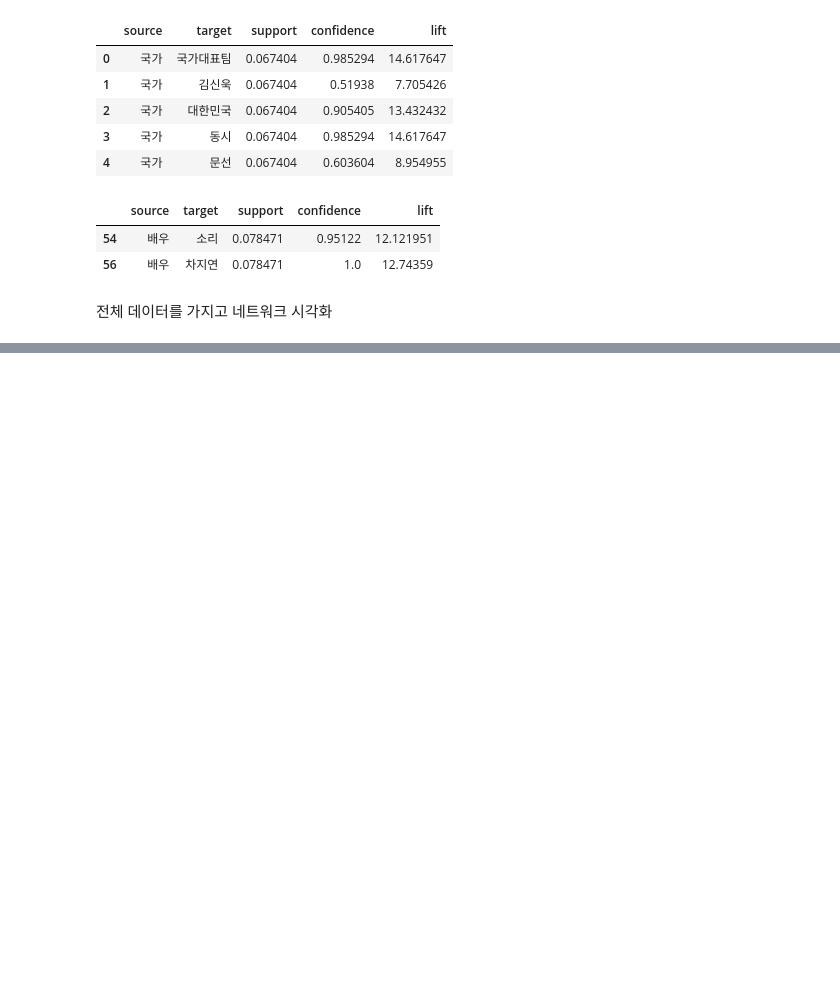
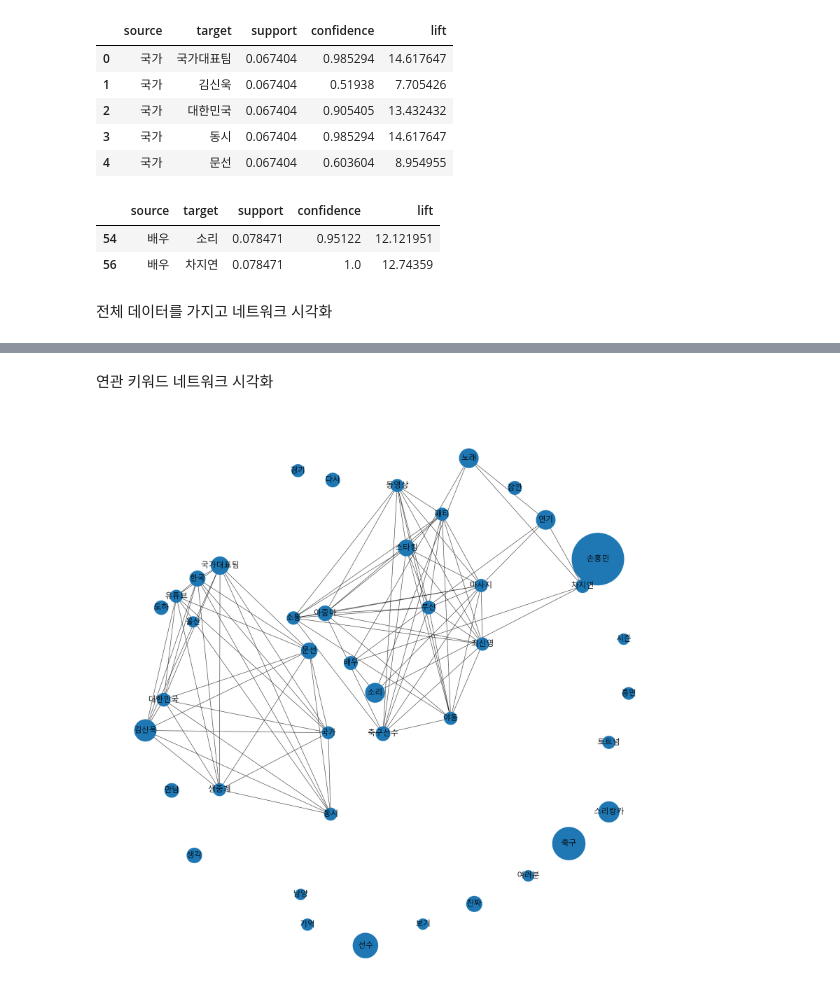
Before and after one commit to onulee/https---github.com-onulee-kdigital1, a Jupyter notebook: 11.deep/d0810/ju0810_01.ipynb, the cells around one changed output, grey strips where cells are left out. Saved outputs shown, nothing was run; the diff lists cells and outputs as text; code cells hidden in the pictures; blank space fills up the shorter version.

```diff
--- a/11.deep/d0810/ju0810_01.ipynb
+++ b/11.deep/d0810/ju0810_01.ipynb
@@ -208,0 +211,3 @@ searchword.sort_values(by='support',ascending=False)
+# %%
+tweet_corpus = ''.join(df['ko_text'].tolist())
+tweet_corpus
@@ -208,0 +216,9 @@ searchword.sort_values(by='support',ascending=False)
+# %%
+# 전체 형태소 분석 - 명사추출
+# list타입
+all_nouns = Okt().nouns(tweet_corpus)
+# 키워드 노출 개수
+count = Counter(all_nouns)
+# 한글자 키워드 모두 삭제
+remove_char_counter = Counter({x:count[x] for x in count if len(x)> 1})
+remove_char_counter
@@ -208,0 +243,6 @@ searchword.sort_values(by='support',ascending=False)
+# %%
+# counter를 df로 타입변경
+node_df = pd.DataFrame(remove_char_counter.items(),columns=['node','nodesize'])
+# 노출횟수가 50미만 삭제
+node_df = node_df[node_df['nodesize']>50]
+node_df.head()
@@ -208,0 +256,31 @@ searchword.sort_values(by='support',ascending=False)
+# %% [markdown]
+연관 키워드 네트워크 시각화
+# %%
+# pip install networkx 설치
+import networkx as nx
+plt.figure(figsize=(25,25))
+# networkx 그래프 객체 생성
+G = nx.Graph()
+# 'node','nodesize'
+# 빈도수를 가지고 네트워크 그래프 각각의 노드 원을 생성
+for index,row in node_df.iterrows():
+    G.add_node(row['node'],nodesize=row['nodesize'])
+
+# 각각의 노드 연결 선 생성
+# source,target,support,confidence,lift
+for index,row in network_df.iterrows():
+    G.add_weighted_edges_from([ (row['source'],row['target'],row['support']) ])
+
+# 그래프 디자인과 관련된 파라미터 설정
+pos = nx.spring_layout(G,k=0.6, iterations=50)
+sizes = [G.nodes[node]['nodesize']*25 for node in G]
+nx.draw(G,pos=pos,node_size=sizes)
+
+# 한글처리 - AppleGothic
+nx.draw_networkx_labels(G,pos=pos,font_family='Malgun Gothic',font_size=25)
+
+# 그래프 출력
+ax = plt.gca()
+plt.show()
+# %% [output]
+[figure, added]
```
Also changed, not shown: parts of 4 cells of this notebook.
